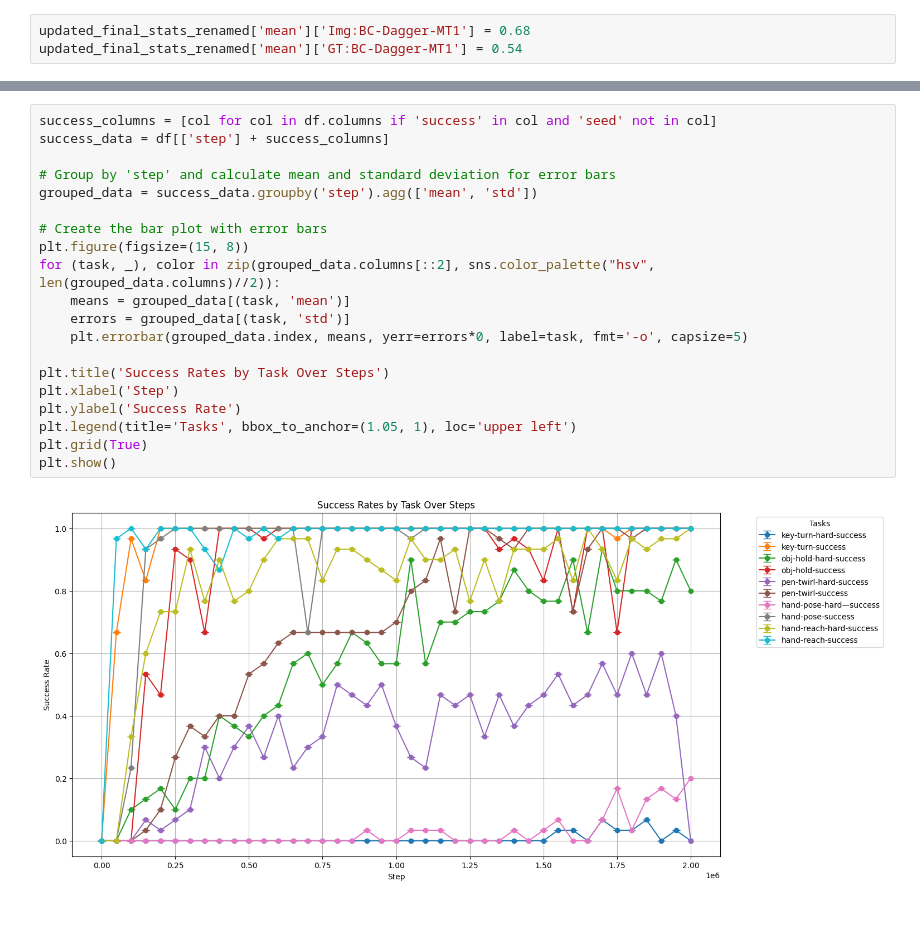
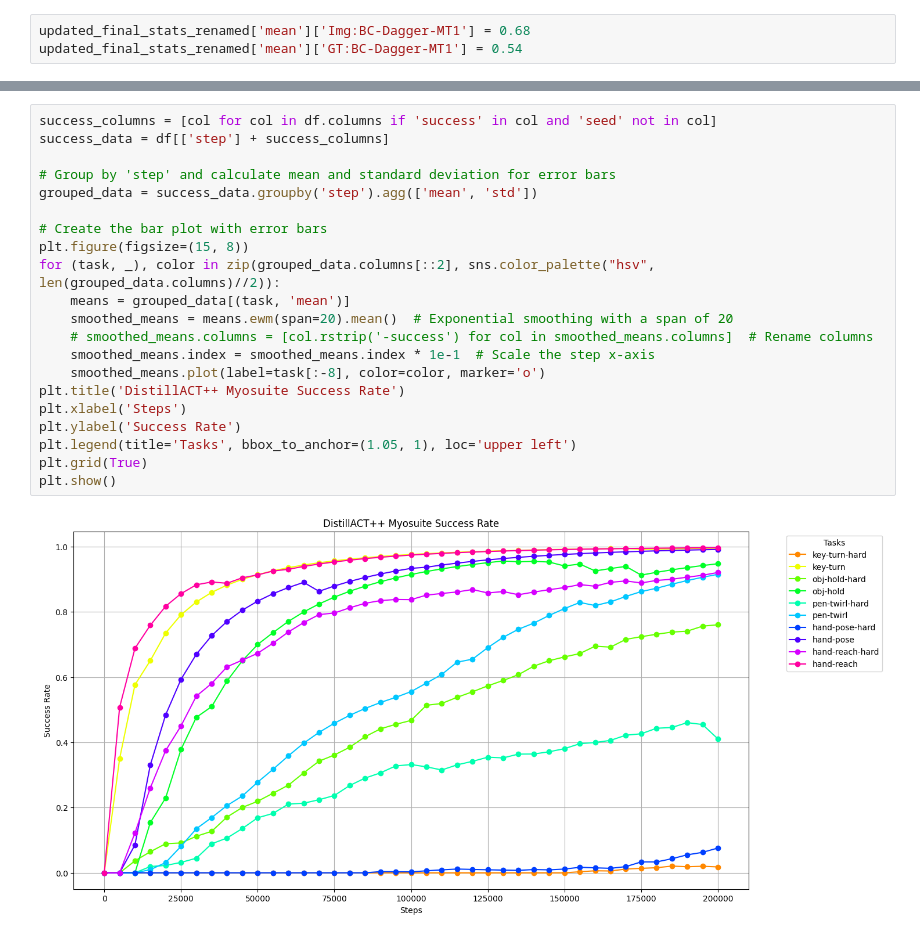
Before and after one commit to krishpop/myosuite, a Jupyter notebook: myo.ipynb, the cells around one changed output, grey strips where cells are left out. Cells and saved outputs as stored; diff of their text form.

Commit message:
added myosuite notebook

```diff
--- a/myo.ipynb
+++ b/myo.ipynb
@@ -65,22 +160,23 @@ plt.show()
 # %%
 success_columns = [col for col in df.columns if 'success' in col and 'seed' not in col]
 success_data = df[['step'] + success_columns]
 
 # Group by 'step' and calculate mean and standard deviation for error bars
 grouped_data = success_data.groupby('step').agg(['mean', 'std'])
 
 # Create the bar plot with error bars
 plt.figure(figsize=(15, 8))
 for (task, _), color in zip(grouped_data.columns[::2], sns.color_palette("hsv", len(grouped_data.columns)//2)):
     means = grouped_data[(task, 'mean')]
-    errors = grouped_data[(task, 'std')]
-    plt.errorbar(grouped_data.index, means, yerr=errors*0, label=task, fmt='-o', capsize=5)
-
-plt.title('Success Rates by Task Over Steps')
-plt.xlabel('Step')
+    smoothed_means = means.ewm(span=20).mean()  # Exponential smoothing with a span of 20
+    # smoothed_means.columns = [col.rstrip('-success') for col in smoothed_means.columns]  # Rename columns
+    smoothed_means.index = smoothed_means.index * 1e-1  # Scale the step x-axis
+    smoothed_means.plot(label=task[:-8], color=color, marker='o')
+plt.title('DistillACT++ Myosuite Success Rate')
+plt.xlabel('Steps')
 plt.ylabel('Success Rate')
 plt.legend(title='Tasks', bbox_to_anchor=(1.05, 1), loc='upper left')
 plt.grid(True)
 plt.show()
 # %% [output]
-[figure, old version]
+[figure, new version]
```
Also changed, not shown: parts of 3 cells of this notebook.
